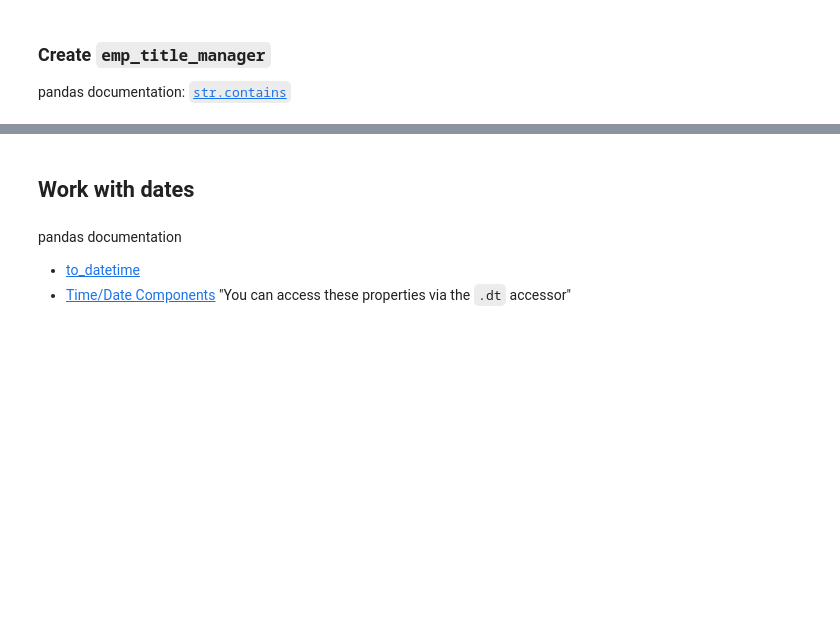
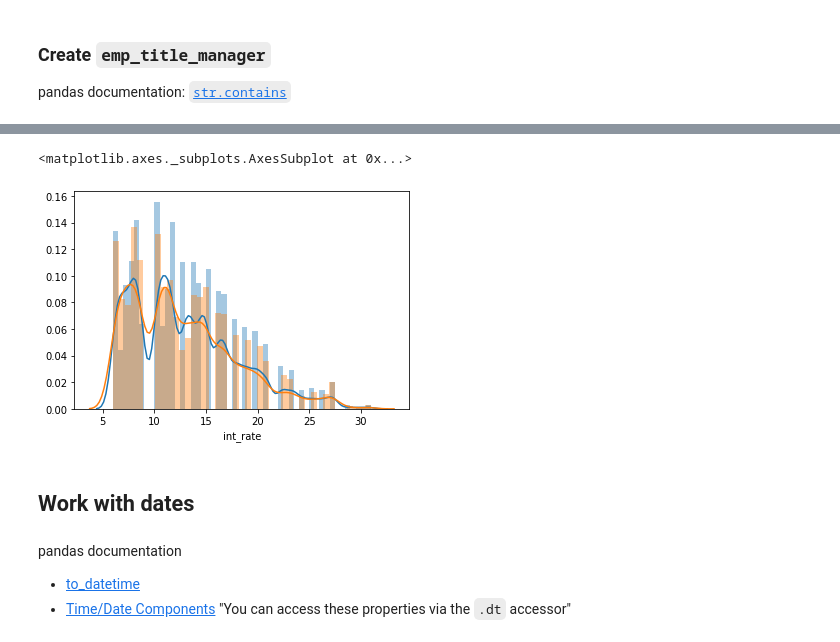
Before and after one commit to ekoly/DS-Unit-1-Sprint-1-Data-Wrangling-and-Storytelling, a Jupyter notebook: module2-make-features/LS_DS_112_Make_Features.ipynb, the cells around one changed output, grey strips where cells are left out. Drawn from its saved outputs; the diff is of its cells as text; code cells hidden in the pictures; blank space fills up the shorter version.

```diff
--- a/module2-make-features/LS_DS_112_Make_Features.ipynb
+++ b/module2-make-features/LS_DS_112_Make_Features.ipynb
@@ -228,3 +228,11 @@ float
 len(df["emp_title"].value_counts())
 # %% [output]
 43892
+# %%
+def clean_title(title):
+  if isinstance(title, str):
+    return title.strip().title()
+  else:
+    return ""
+
+df["emp_title"] = df["emp_title"].apply(clean_title)
@@ -232,3 +259,5 @@ len(df["emp_title"].value_counts())
 ### Create `emp_title_manager`
 
 pandas documentation: [`str.contains`](https://pandas.pydata.org/pandas-docs/stable/generated/pandas.Series.str.contains.html)
+# %%
+df["emp_title_manager"] = df["emp_title"].str.contains("Manager")
@@ -235,3 +280,14 @@ pandas documentation: [`str.contains`](https://pandas.pydata.org/pandas-docs/sta
+# %%
+import seaborn as sns
+
+managers = df[df["emp_title_manager"]]
+non_managers = df[~df["emp_title_manager"]]
+
+sns.distplot(non_managers["int_rate"])
+sns.distplot(managers["int_rate"])
+# %% [output]
+<matplotlib.axes._subplots.AxesSubplot at 0x...>
+[figure, added]
 # %% [markdown]
 ## Work with dates
 # %% [markdown]
```
Also changed, not shown: parts of 14 cells of this notebook.
